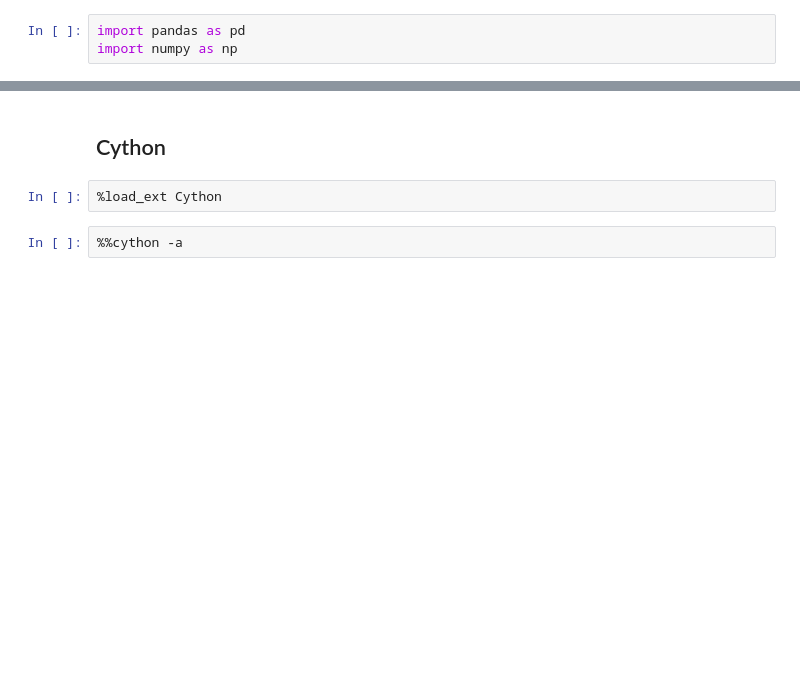
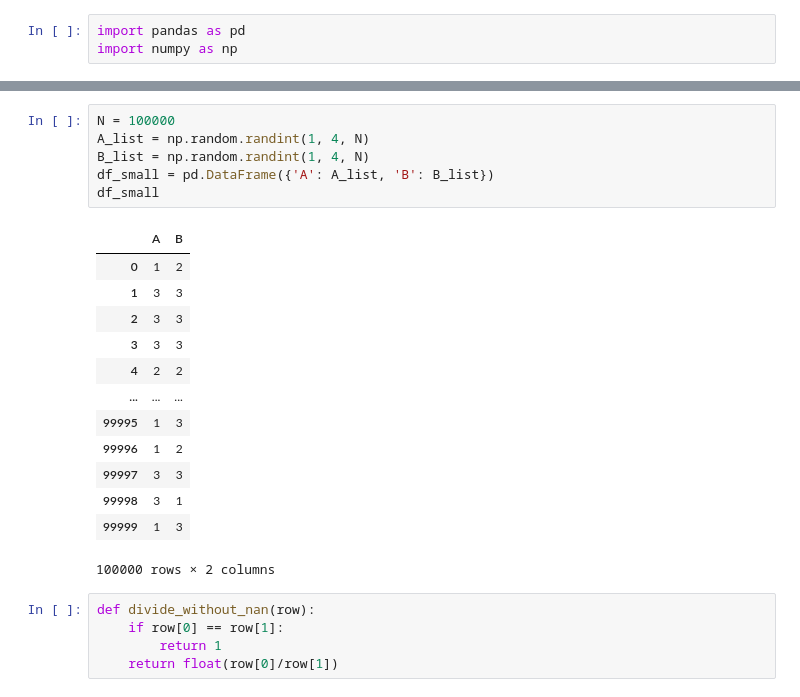
Before and after one commit to natech123/presenation_playground, a Jupyter notebook: numpy_pandas_vectorization.ipynb, the cells around one changed output, grey strips where cells are left out. Cells and saved outputs as stored; diff of their text form; blank space fills up the shorter version.

```diff
--- a/numpy_pandas_vectorization.ipynb
+++ b/numpy_pandas_vectorization.ipynb
@@ -81,6 +88,25 @@ Wall time: 42.6 ms
-# %% [markdown]
-## Cython
-# %%
-%load_ext Cython
-# %%
-%%cython -a
+# %%
+N = 100000
+A_list = np.random.randint(1, 4, N)
+B_list = np.random.randint(1, 4, N)
+df_small = pd.DataFrame({'A': A_list, 'B': B_list})
+df_small
+# %% [output]
+|  | A | B |
+| 0 | 1 | 2 |
+| 1 | 3 | 3 |
+| 2 | 3 | 3 |
+| 3 | 3 | 3 |
+| 4 | 2 | 2 |
+| ... | ... | ... |
+| 99995 | 1 | 3 |
+| 99996 | 1 | 2 |
+| 99997 | 3 | 3 |
+| 99998 | 3 | 1 |
+| 99999 | 1 | 3 |
+100000 rows × 2 columns
+# %%
+def divide_without_nan(row):
+    if row[0] == row[1]:
+        return 1
+    return float(row[0]/row[1])
```
Also changed, not shown: parts of 16 cells of this notebook, 4 other files.
